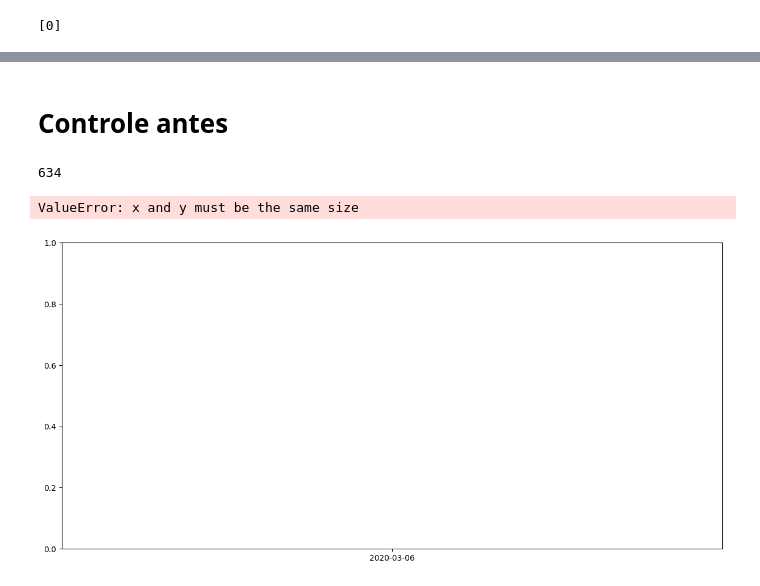
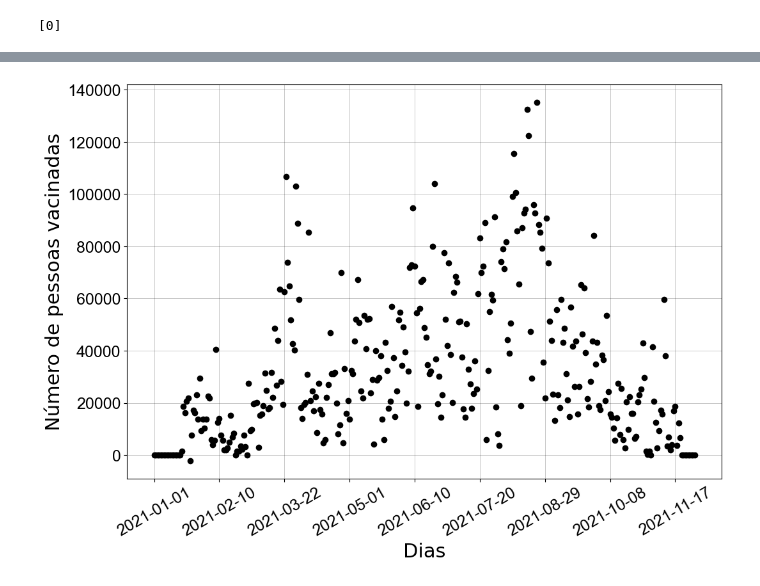
Before and after one commit to filipe7788/SEIHURD, a Jupyter notebook: Fit_Vacinado.ipynb, the cells around one changed output, grey strips where cells are left out. Saved outputs shown, nothing was run; the diff lists cells and outputs as text; code cells hidden in the pictures.

```diff
--- a/Fit_Vacinado.ipynb
+++ b/Fit_Vacinado.ipynb
@@ -255,0 +264,9 @@ UnboundLocalError: local variable 'best_pop' referenced before assignment
+# %%
+len(novos_vacinados)-len(data)
+
+ts0 = np.arange(len(novos_vacinados)-1)
+qs = odeint(SIR,q0, ts0,args=(parode,),mxstep=1000000)
+# ts0=np.arange(len(data))
+pl.plot(ts0,qs[:,-3])
+len(ts0)-len(novos_vacinados)
+novos_vacinados[len(ts0)]
@@ -266,20 +290,17 @@ fig, ax = pl.subplots(figsize=(12,8))
 
 #Create a grid for visualization.
 ax.grid(which='major', axis='both', color='black',linewidth=1.,alpha=0.3)
-
 #Plot the points(Scatters). s=size, zorder= priority->(puttin g the points in at the front of everything).
-ax.plot( np.diff(data_mortes),color='black',zorder=3,label='Reported data')
+ax.scatter(dates[:334], (data_mortes),color='black',zorder=3,label='Reported data')
 
 #Plot the fitted function as a line.
-ax.plot(np.diff((N*qi)),color='blue',label='Fitted function')
+ax.plot(dates[:332], N*qi,color='blue',label='Fitted function')
 ax.autoscale()
 
 #Set the labels
-ax.set_ylabel('Cumulative cases',fontsize=22)
-
+ax.set_ylabel('Mortos',fontsize=22)
+ax.set_xlabel('Dias', fontsize=22)
 #Set the title
-ax.set_title('Covid-19 Outbreak '+s+'/'+file,fontsize=25)
-
 #The size of the numbers on the axixis
 ax.tick_params(labelsize=18)
 
@@ -307,2 +327,0 @@ array([  1.42368915,   3.66975797,   4.85713977,   3.97329702,
-# %% [markdown]
-# Controle antes
@@ -455,40 +328,43 @@ NwVm = N0*resultados[:,16]
 # %%
-df_all = Dados
-data_mortes2=df_all.deaths.values
-data_casos2 =df_all.cases.values
 
-ts1=np.arange(len(Psif[:636])-1)
-fig, ax = pl.subplots(figsize=(15,7))
+#Save Fig
+#fig.savefig(r"Fits\\"+s+file+".png",bbox_inches='tight')
 
-Nwm_d = np.diff(Dm)
+qi = qs[:,-1] #Casos acumulados
 
-first_up = np.diff(Dm)[:210]
-second_up = np.array(np.diff((N0*qi)))[65:]
-deaths = np.append(first_up, second_up)
+#Plotting
+#Create the figure and the graph.
+fig, ax = pl.subplots(figsize=(12,8))
 
-print(len(np.diff(data_mortes2)))
+#Create a grid for visualization.
+ax.grid(which='major', axis='both', color='black',linewidth=.5,alpha=0.3)
+#Plot the points(Scatters). s=size, zorder= priority->(puttin g the points in at the front of everything).
+ax.scatter(dates[:len(vacinados_dados)-1], np.diff((vacinados_dados)),color='black',zorder=3,label='Reported data')
 
-ax.scatter(df_all.date.values[:629], deaths[:635], color='g',zorder=1, linewidth=1)
-ax.scatter(df_all.date.values[:634], np.diff(data_mortes2), s=35,color='black',zorder=3,label='Reported data')
+#Plot the fitted function as a line.
 ax.autoscale()
 
+#Set the labels
+ax.set_ylabel('Número de pessoas vacinadas',fontsize=22)
+ax.set_xlabel('Dias', fontsize=22)
+
+#Set the title
 #The size of the numbers on the axixis
 ax.tick_params(labelsize=18)
 
 #Limiting the ammount of dates on the X axixs
 ax.xaxis.set_major_locator(pl.MaxNLocator(10))
 #Rotating the dates for better visualization
 pl.setp(ax.get_xticklabels(), rotation=30)
 
 
 #Setting the font of the numbers on the axixis as ARIAL
 for tick in ax.get_xticklabels():
     tick.set_fontname("Arial")
 for tick in ax.get_yticklabels():
     tick.set_fontname("Arial")
 
+#Show Graph
 pl.show()
 # %% [output]
-634
-ValueError: x and y must be the same size
-[figure, old version]
+[figure, new version]
```
Also changed, not shown: parts of 18 cells of this notebook.
